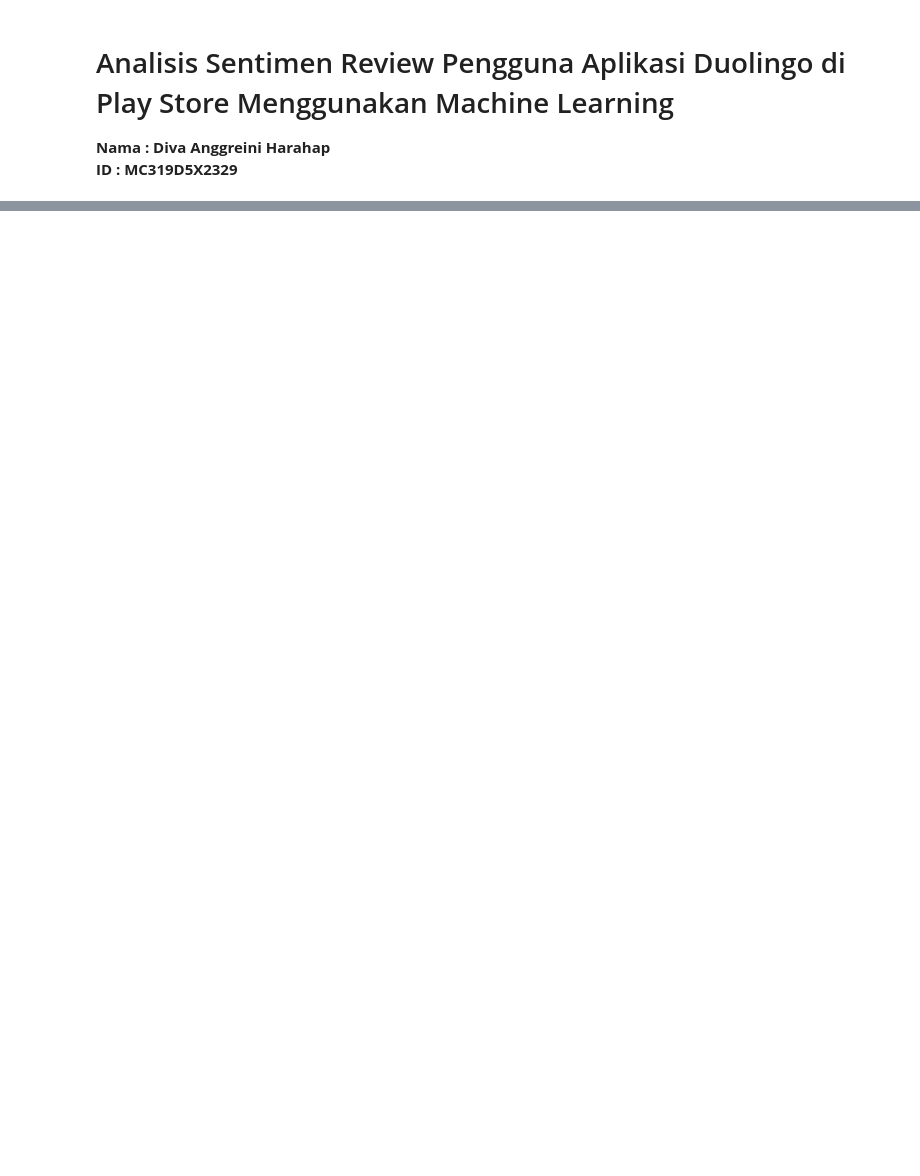
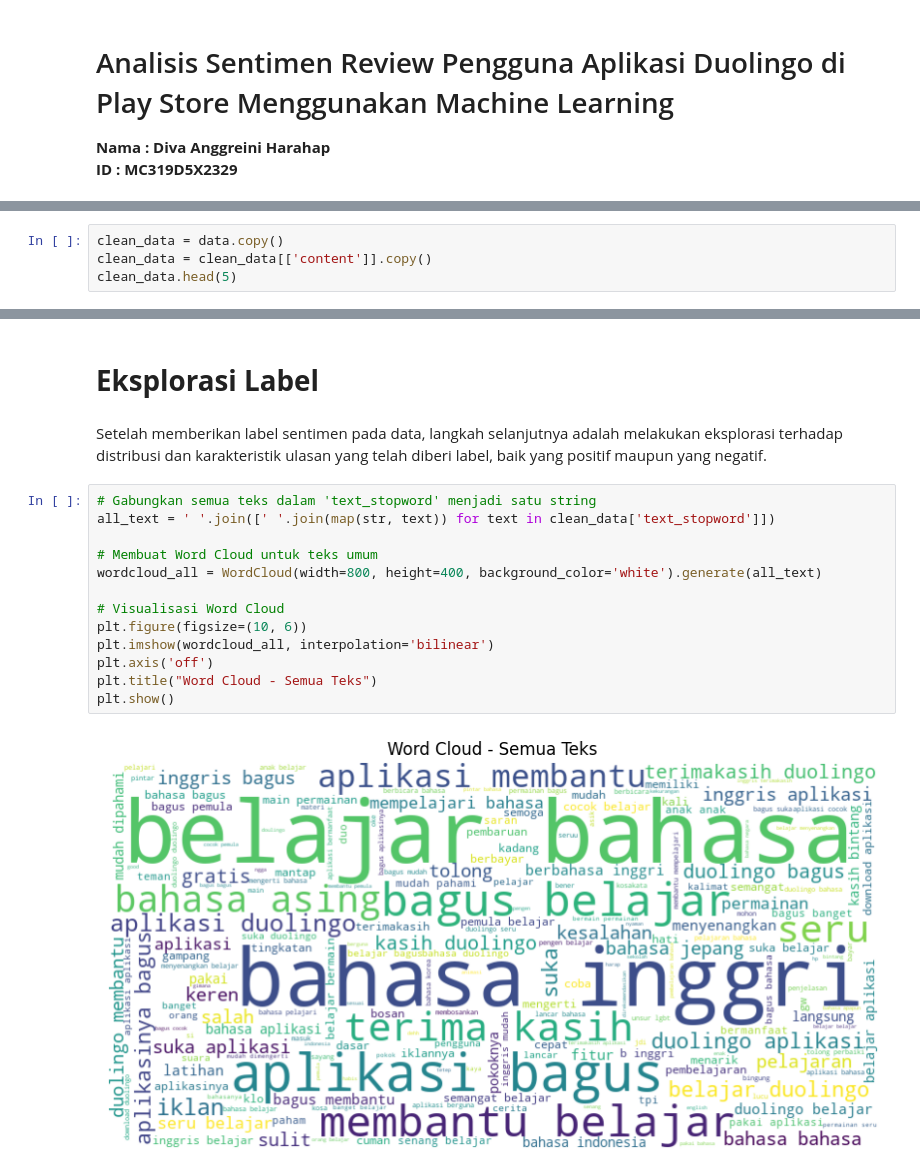
Before and after one commit to divaaharahap/Proyek-Analisis-Sentimen, a Jupyter notebook: Proyek-Analisis-Sentimen.ipynb, the cells around one changed output, grey strips where cells are left out. Cells and saved outputs as stored; diff of their text form; blank space fills up the shorter version.

```diff
--- a/Proyek-Analisis-Sentimen.ipynb
+++ b/Proyek-Analisis-Sentimen.ipynb
@@ -18,0 +134,4 @@ data.head()
+# %%
+clean_data = data.copy()
+clean_data = clean_data[['content']].copy()
+clean_data.head(5)
@@ -18,0 +382,19 @@ data.head()
+# %% [markdown]
+# **Eksplorasi Label**
+# %% [markdown]
+Setelah memberikan label sentimen pada data, langkah selanjutnya adalah melakukan eksplorasi terhadap distribusi dan karakteristik ulasan yang telah diberi label, baik yang positif maupun yang negatif.
+# %%
+# Gabungkan semua teks dalam 'text_stopword' menjadi satu string
+all_text = ' '.join([' '.join(map(str, text)) for text in clean_data['text_stopword']])
+
+# Membuat Word Cloud untuk teks umum
+wordcloud_all = WordCloud(width=800, height=400, background_color='white').generate(all_text)
+
+# Visualisasi Word Cloud
+plt.figure(figsize=(10, 6))
+plt.imshow(wordcloud_all, interpolation='bilinear')
+plt.axis('off')
+plt.title("Word Cloud - Semua Teks")
+plt.show()
+# %% [output]
+[figure, added]
```
Also changed, not shown: parts of 43 cells of this notebook, 6 other files.
